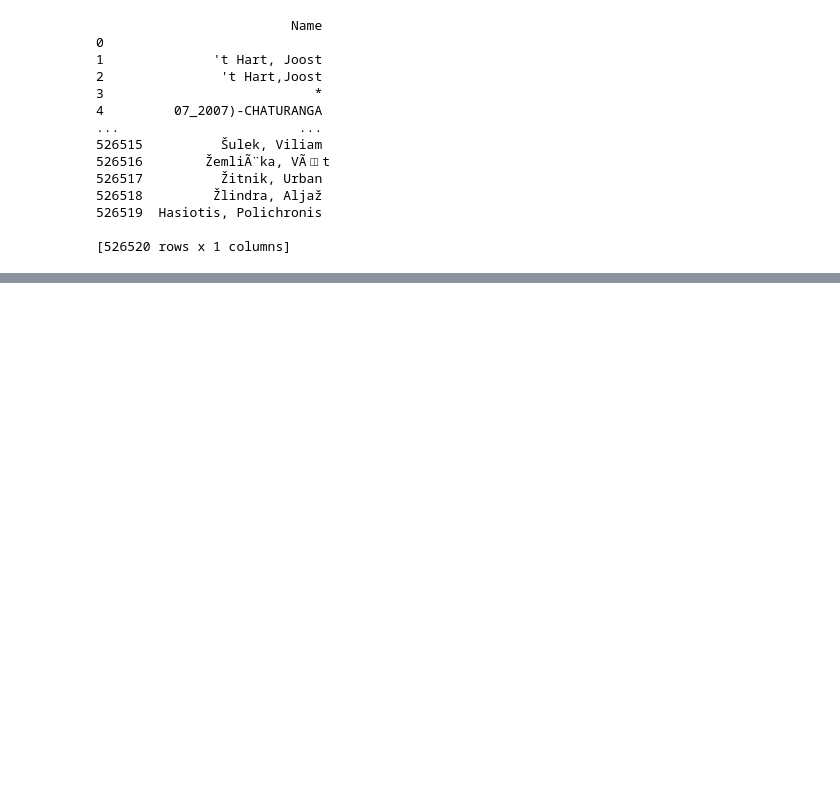
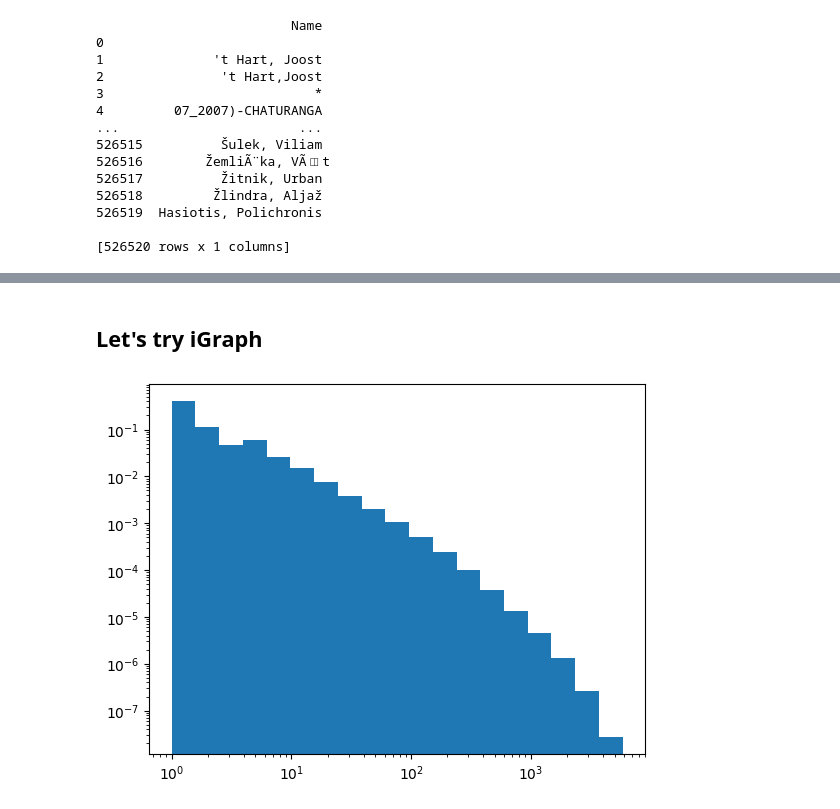
Before and after one commit to andrew-belz/Math525-Final-Project, a Jupyter notebook: wrangling.ipynb, the cells around one changed output, grey strips where cells are left out. Saved outputs shown, nothing was run; the diff lists cells and outputs as text; code cells hidden in the pictures; blank space fills up the shorter version.

```diff
--- a/wrangling.ipynb
+++ b/wrangling.ipynb
@@ -103,0 +127,7 @@ df.to_csv(r'data\all_matchups.csv', index = False)
+# %%
+#import networkx as nx
+
+df = pd.read_csv(r'data\all_matchups.csv')
+
+
+df.head()
@@ -103,0 +141,8 @@ df.to_csv(r'data\all_matchups.csv', index = False)
+# %%
+white = df['WhiteID'].to_list()
+black = df['BlackID'].to_list()
+
+
+E = [[white[i]-1, black[i]-1] for i in range(len(white))]
+
+#G = nx.Graph(E)
@@ -103,0 +154,15 @@ df.to_csv(r'data\all_matchups.csv', index = False)
+# %% [markdown]
+## Let's try iGraph
+# %%
+g = ig.Graph(edges=E, directed=False)
+
+degree = [g.degree(v) for v in g.vs]
+# %%
+bins = np.logspace(np.log10(min(degree)), np.log10(max(degree)), 20)
+
+plt.hist(degree, bins=bins, density=True)
+plt.xscale('log')
+plt.yscale('log')
+plt.show()
+# %% [output]
+[figure, added]
```
Also changed, not shown: parts of 23 cells of this notebook.
